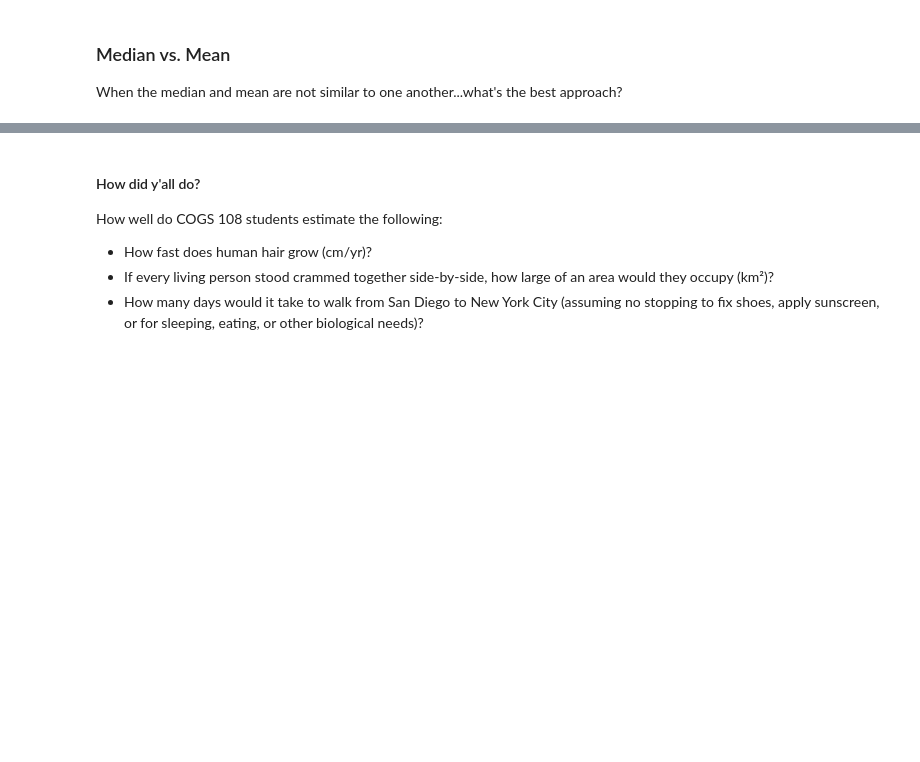
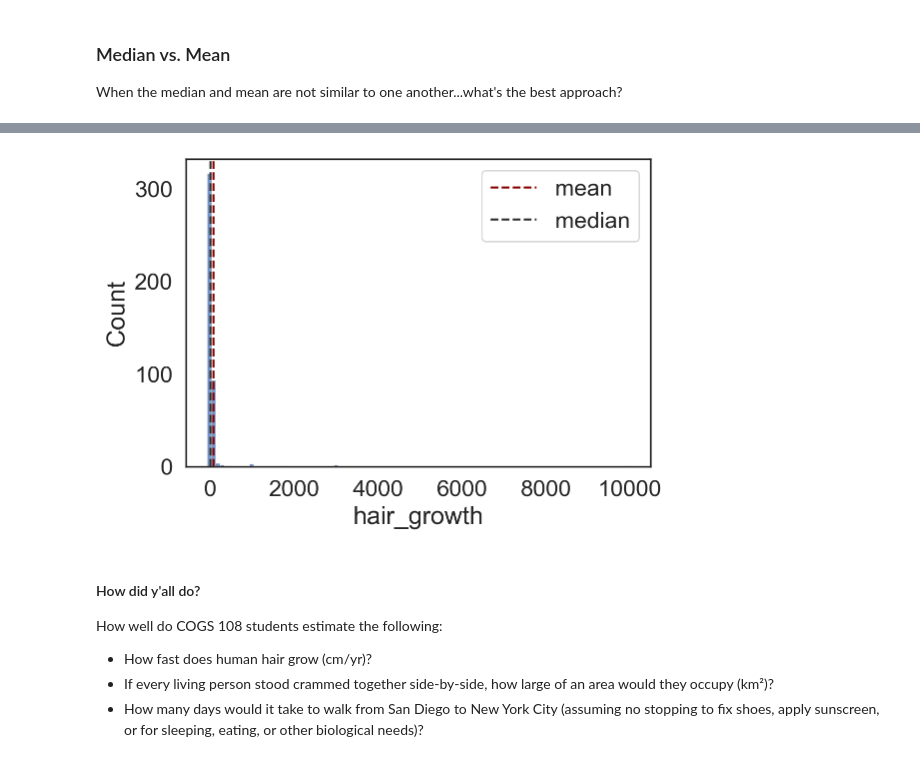
Before and after one commit to COGS108/Lectures-Ellis, a Jupyter notebook: 05_eda/05_08_EDA.ipynb, the cells around one changed output, grey strips where cells are left out. Cells and saved outputs as stored; diff of their text form; code cells hidden in the pictures; blank space fills up the shorter version.

```diff
--- a/05_eda/05_08_EDA.ipynb
+++ b/05_eda/05_08_EDA.ipynb
@@ -218,7 +257,7 @@ def standardize_hair(string):
     string = string.replace("about", "")
     string = string.replace("around", "")
 
-    string = string.replace("^2", "0")
+    string = string.replace(" ", "0")
 
     string = string.strip()
 
@@ -493,11 +697,13 @@ Which of the following is the best way to measure the central tendency of `hair_
 ![](../QRCodes/05_08_04.png)
 # %%
 # increase the number of bins here
-plt.figure(figsize=(4,3))
+plt.figure(figsize=(6,4))
 ax = sns.histplot(df['hair_growth'], bins=100);
 ax.axvline(df['hair_growth'].mean(), color='darkred', linestyle='--', label='mean');
 ax.axvline(df['hair_growth'].median(), color='#2e2e2e', linestyle='--', label='median')
 ax.legend();
+# %% [output]
+[figure, added]
 # %% [markdown]
 #### How did y'all do?
 
```
Also changed, not shown: parts of 29 cells of this notebook, 1 other file.
